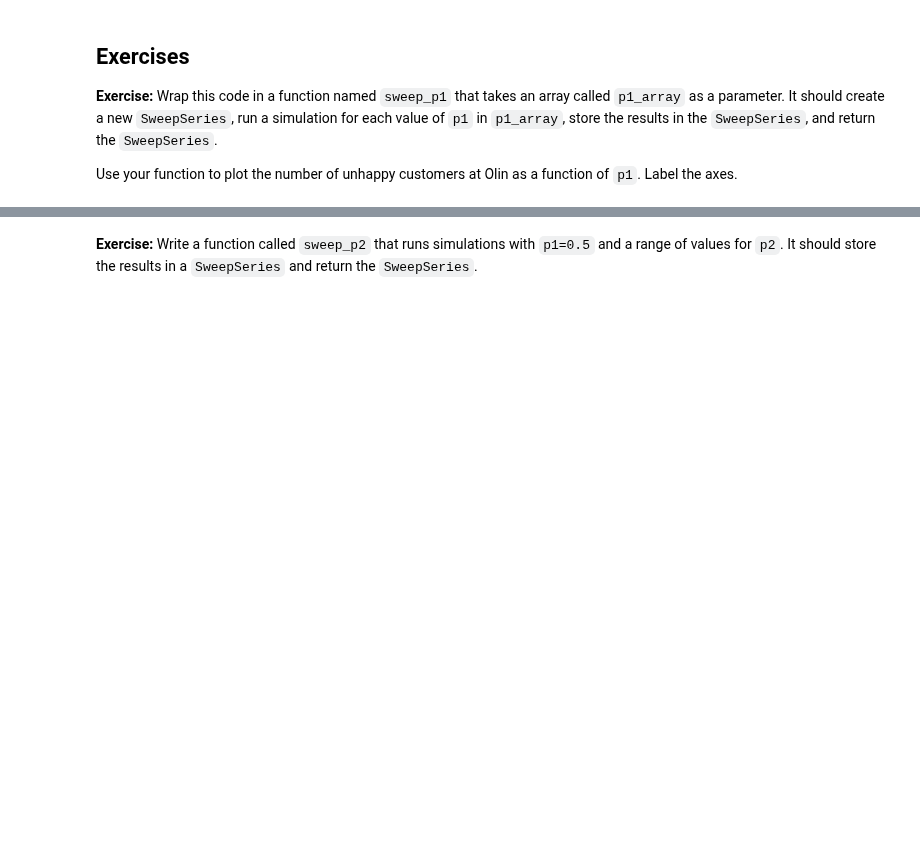
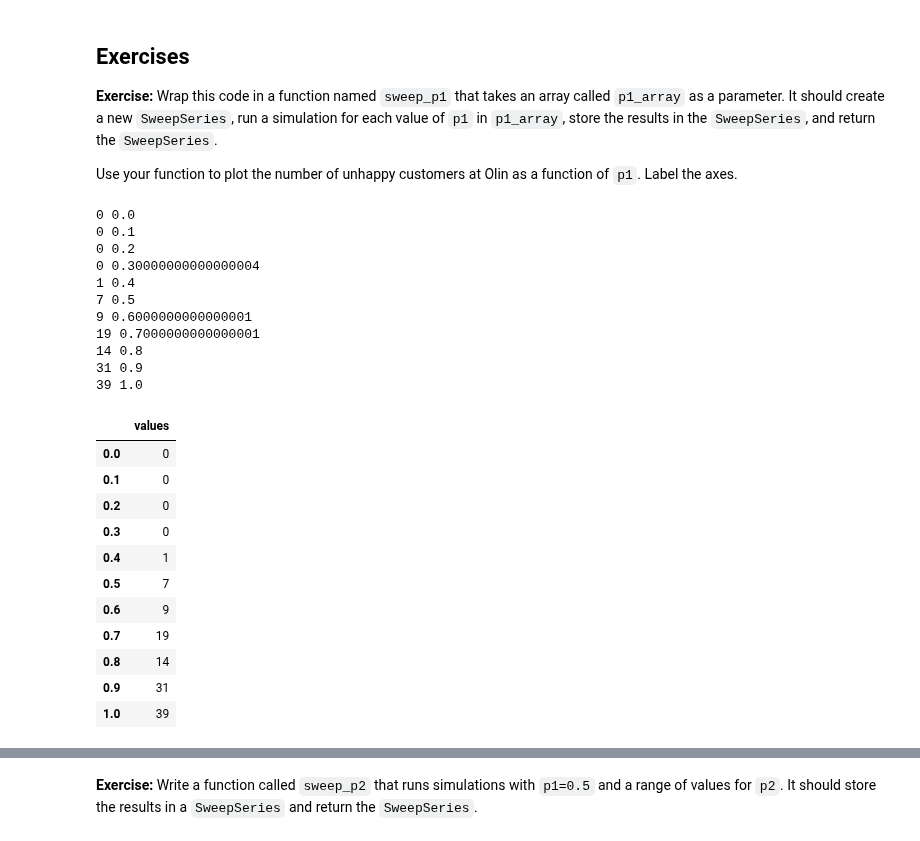
Before and after one commit to ferrysany/ModSimPy, a Jupyter notebook: colab/chap04.ipynb, the cells around one changed output, grey strips where cells are left out. Drawn from its saved outputs; the diff is of its cells as text; code cells hidden in the pictures; blank space fills up the shorter version.

```diff
--- a/colab/chap04.ipynb
+++ b/colab/chap04.ipynb
@@ -278,10 +245,37 @@ Use your function to plot the number of unhappy customers at Olin as a function
 # %%
 def sweep_p1(p1_array):
   sweep = SweepSeries()
   for p1 in p1_array:
     state = run_simulation(p1, p2, num_steps)
     sweep[p1]=state.olin_empty
+    print(sweep[p1], p1)
   return sweep
+
+sweep_p1(p1_array)
+# %% [output]
+0 0.0
+0 0.1
+0 0.2
+0 0.30000000000000004
+1 0.4
+7 0.5
+9 0.6000000000000001
+19 0.7000000000000001
+14 0.8
+31 0.9
+39 1.0
+|  | values |
+| 0.0 | 0 |
+| 0.1 | 0 |
+| 0.2 | 0 |
+| 0.3 | 0 |
+| 0.4 | 1 |
+| 0.5 | 7 |
+| 0.6 | 9 |
+| 0.7 | 19 |
+| 0.8 | 14 |
+| 0.9 | 31 |
+| 1.0 | 39 |
 # %%
 
 plot(sweep_p1(p1_array), label='Olin')
```
Also changed, not shown: parts of 12 cells of this notebook.
